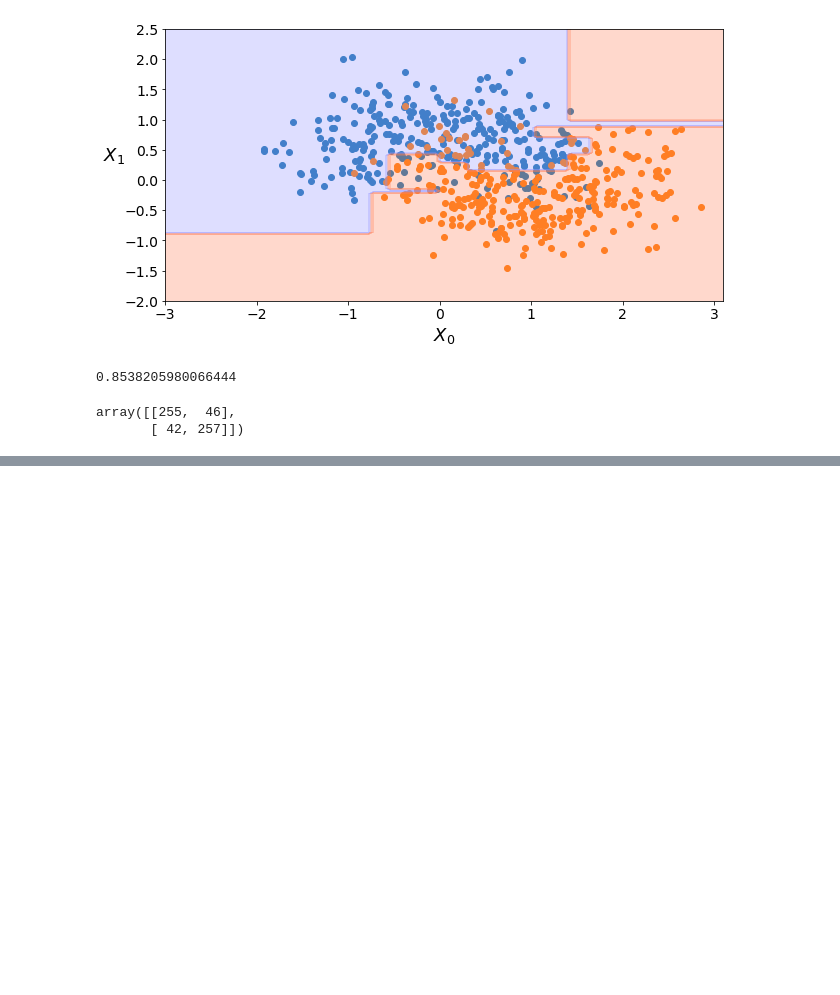
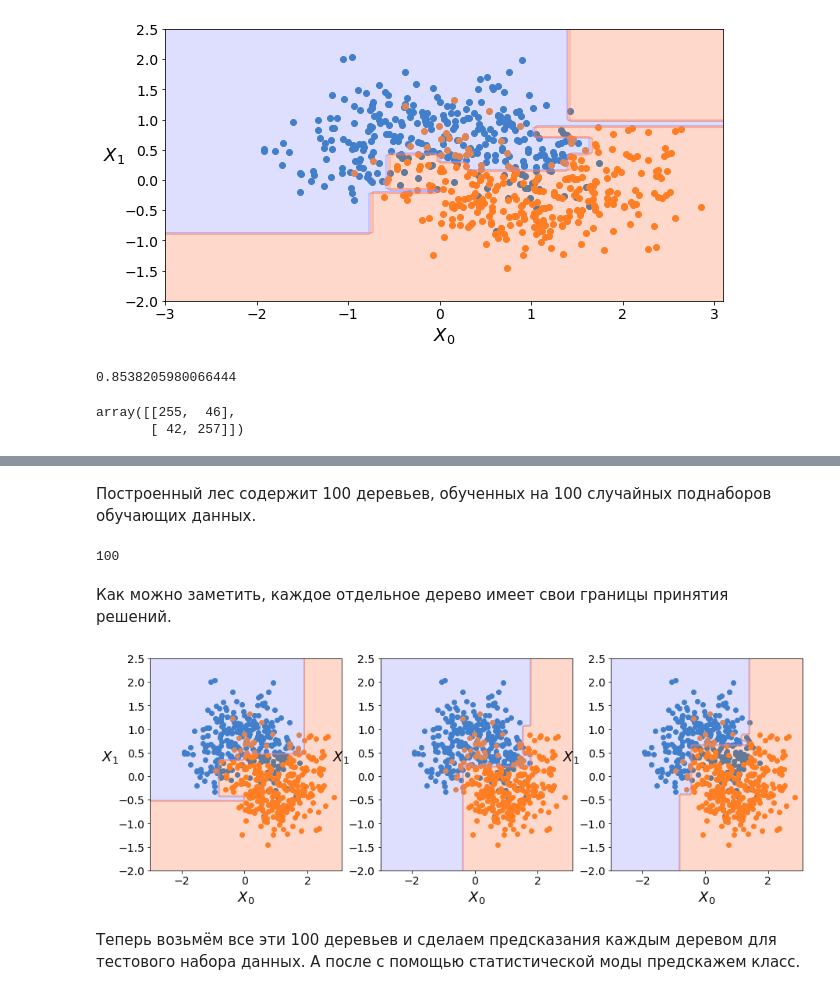
Before and after one commit to Lpshkn/Tutors, a Jupyter notebook: Practice/Decision Trees/Decision Trees.ipynb, the cells around one changed output, grey strips where cells are left out. Saved outputs shown, nothing was run; the diff lists cells and outputs as text; code cells hidden in the pictures; blank space fills up the shorter version.

Commit message:
Done Decision Trees

```diff
--- a/Practice/Decision Trees/Decision Trees.ipynb
+++ b/Practice/Decision Trees/Decision Trees.ipynb
@@ -324,0 +334,34 @@ array([[255,  46],
+# %%
+forest = []
+ss = ShuffleSplit(n_splits=100)
+
+for train_index, test_index in ss.split(X_train, y_train):
+    X_sub = X_train[train_index]
+    y_sub = y_train[train_index]
+    tree = DecisionTreeClassifier(**gs.best_params_)
+    tree.fit(X_sub, y_sub)
+    forest.append(tree)
+# %% [markdown]
+Построенный лес содержит 100 деревьев, обученных на 100 случайных поднаборов обучающих данных.
+# %%
+len(forest)
+# %% [output]
+100
+# %% [markdown]
+Как можно заметить, каждое отдельное дерево имеет свои границы принятия решений.
+# %%
+plt.figure(figsize=(15, 5))
+plt.subplot(131)
+plot_moons(X_test, y_test)
+plot_tree_predictions(forest[0], [-3, 3.1, -2, 2.5])
+plt.subplot(132)
+plot_moons(X_test, y_test)
+plot_tree_predictions(forest[50], [-3, 3.1, -2, 2.5])
+plt.subplot(133)
+plot_moons(X_test, y_test)
+plot_tree_predictions(forest[99], [-3, 3.1, -2, 2.5])
+plt.show()
+# %% [output]
+[figure, added]
+# %% [markdown]
+Теперь возьмём все эти 100 деревьев и сделаем предсказания каждым деревом для тестового набора данных. А после с помощью статистической моды предскажем класс.
```
Also changed, not shown: parts of 11 cells of this notebook.
